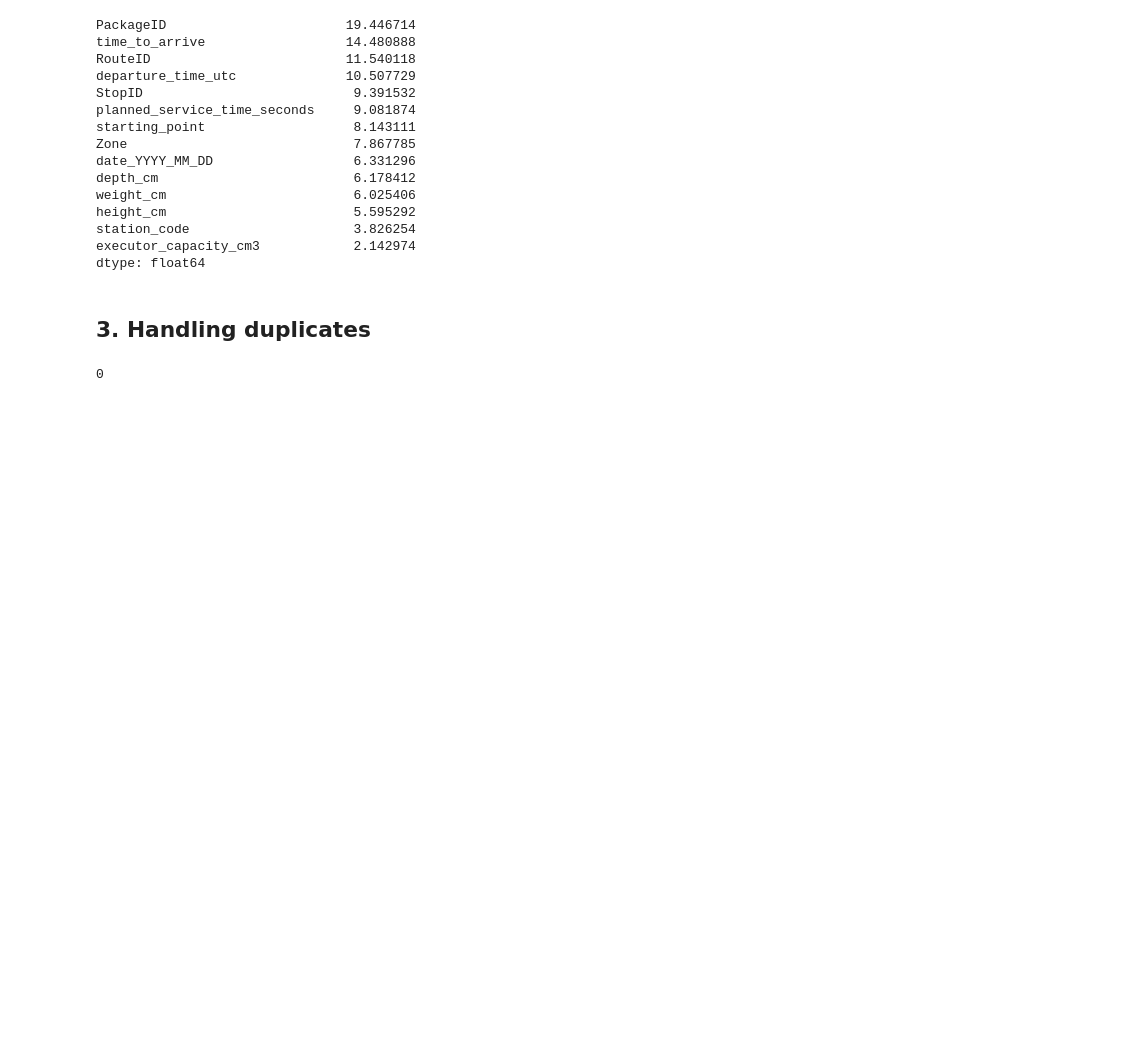
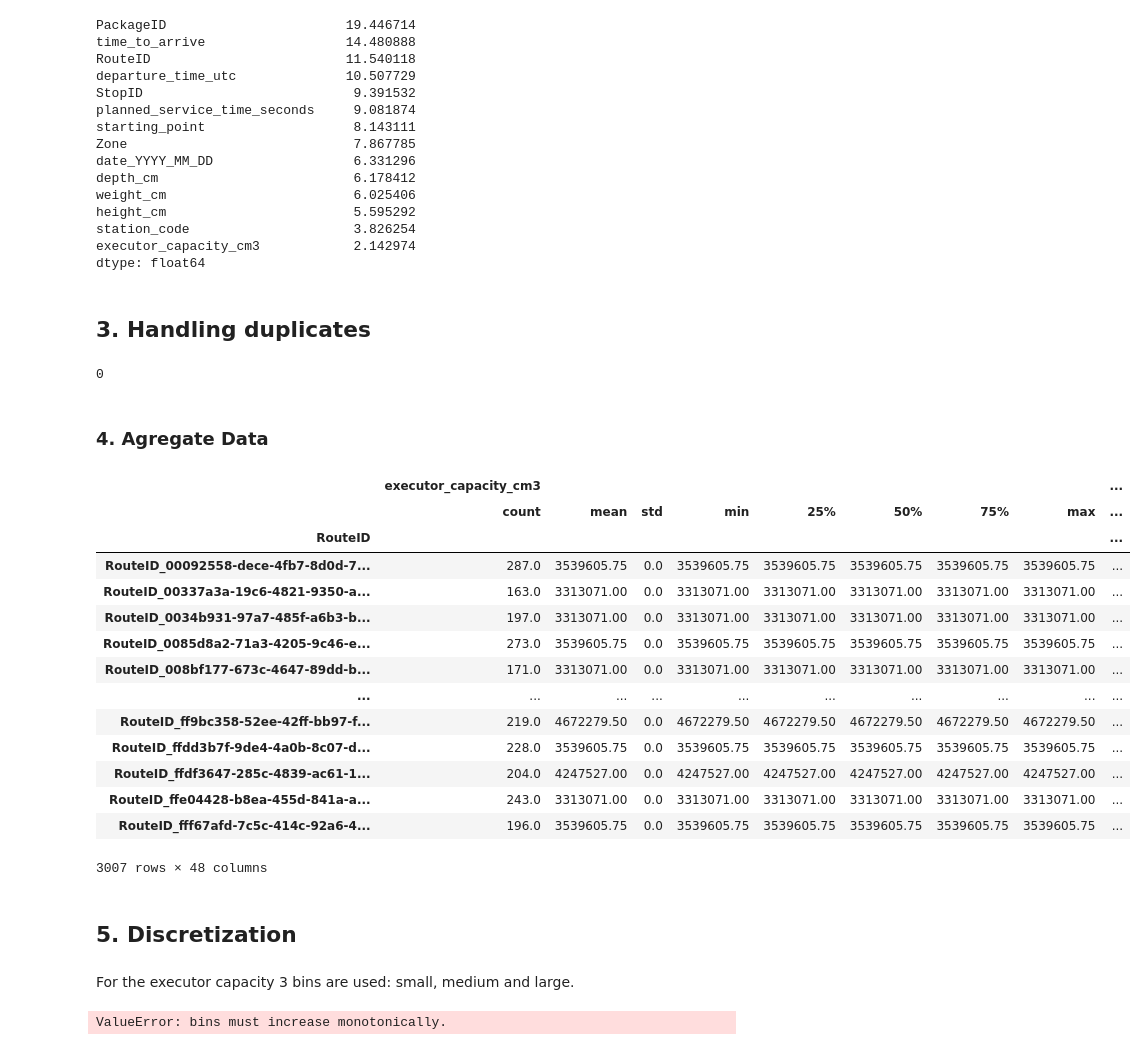
Before and after one commit to pmoros/data-mining-2023-II, a Jupyter notebook: preprocessing/main.ipynb, the cells around one changed output. Saved outputs shown, nothing was run; the diff lists cells and outputs as text; code cells hidden in the pictures; blank space fills up the shorter version.

Commit message:
feat: discretize executor capacity

```diff
--- a/preprocessing/main.ipynb
+++ b/preprocessing/main.ipynb
@@ -178,3 +178,33 @@ dtype: float64
 df_eval_route_package_data.duplicated().sum()
 # %% [output]
 0
+# %% [markdown]
+### 4. Agregate Data
+# %%
+grouped_summary = df_eval_route_package_data.groupby('RouteID').describe()
+grouped_summary
+# %% [output]
+|  | executor_capacity_cm3 |  |  |  |  |  |  |  | ... |
+|  | count | mean | std | min | 25% | 50% | 75% | max | ... |
+| RouteID |  |  |  |  |  |  |  |  | ... |
+| RouteID_00092558-dece-4fb7-8d0d-7... | 287.0 | 3539605.75 | 0.0 | 3539605.75 | 3539605.75 | 3539605.75 | 3539605.75 | 3539605.75 | ... |
+| RouteID_00337a3a-19c6-4821-9350-a... | 163.0 | 3313071.00 | 0.0 | 3313071.00 | 3313071.00 | 3313071.00 | 3313071.00 | 3313071.00 | ... |
+| RouteID_0034b931-97a7-485f-a6b3-b... | 197.0 | 3313071.00 | 0.0 | 3313071.00 | 3313071.00 | 3313071.00 | 3313071.00 | 3313071.00 | ... |
+| RouteID_0085d8a2-71a3-4205-9c46-e... | 273.0 | 3539605.75 | 0.0 | 3539605.75 | 3539605.75 | 3539605.75 | 3539605.75 | 3539605.75 | ... |
+| RouteID_008bf177-673c-4647-89dd-b... | 171.0 | 3313071.00 | 0.0 | 3313071.00 | 3313071.00 | 3313071.00 | 3313071.00 | 3313071.00 | ... |
+| ... | ... | ... | ... | ... | ... | ... | ... | ... | ... |
+| RouteID_ff9bc358-52ee-42ff-bb97-f... | 219.0 | 4672279.50 | 0.0 | 4672279.50 | 4672279.50 | 4672279.50 | 4672279.50 | 4672279.50 | ... |
+| RouteID_ffdd3b7f-9de4-4a0b-8c07-d... | 228.0 | 3539605.75 | 0.0 | 3539605.75 | 3539605.75 | 3539605.75 | 3539605.75 | 3539605.75 | ... |
+| RouteID_ffdf3647-285c-4839-ac61-1... | 204.0 | 4247527.00 | 0.0 | 4247527.00 | 4247527.00 | 4247527.00 | 4247527.00 | 4247527.00 | ... |
+| RouteID_ffe04428-b8ea-455d-841a-a... | 243.0 | 3313071.00 | 0.0 | 3313071.00 | 3313071.00 | 3313071.00 | 3313071.00 | 3313071.00 | ... |
+| RouteID_fff67afd-7c5c-414c-92a6-4... | 196.0 | 3539605.75 | 0.0 | 3539605.75 | 3539605.75 | 3539605.75 | 3539605.75 | 3539605.75 | ... |
+3007 rows × 48 columns
+# %% [markdown]
+## 5. Discretization
+# %% [markdown]
+For the executor capacity 3 bins are used: small, medium and large.
+# %%
+# Discretize executor_capacity_cm3 column into 3 bins using the pd.cut()
+pd.cut(df_eval_route_package_data['executor_capacity_cm3'], bins=3)
+# %% [output]
+ValueError: bins must increase monotonically.
```
